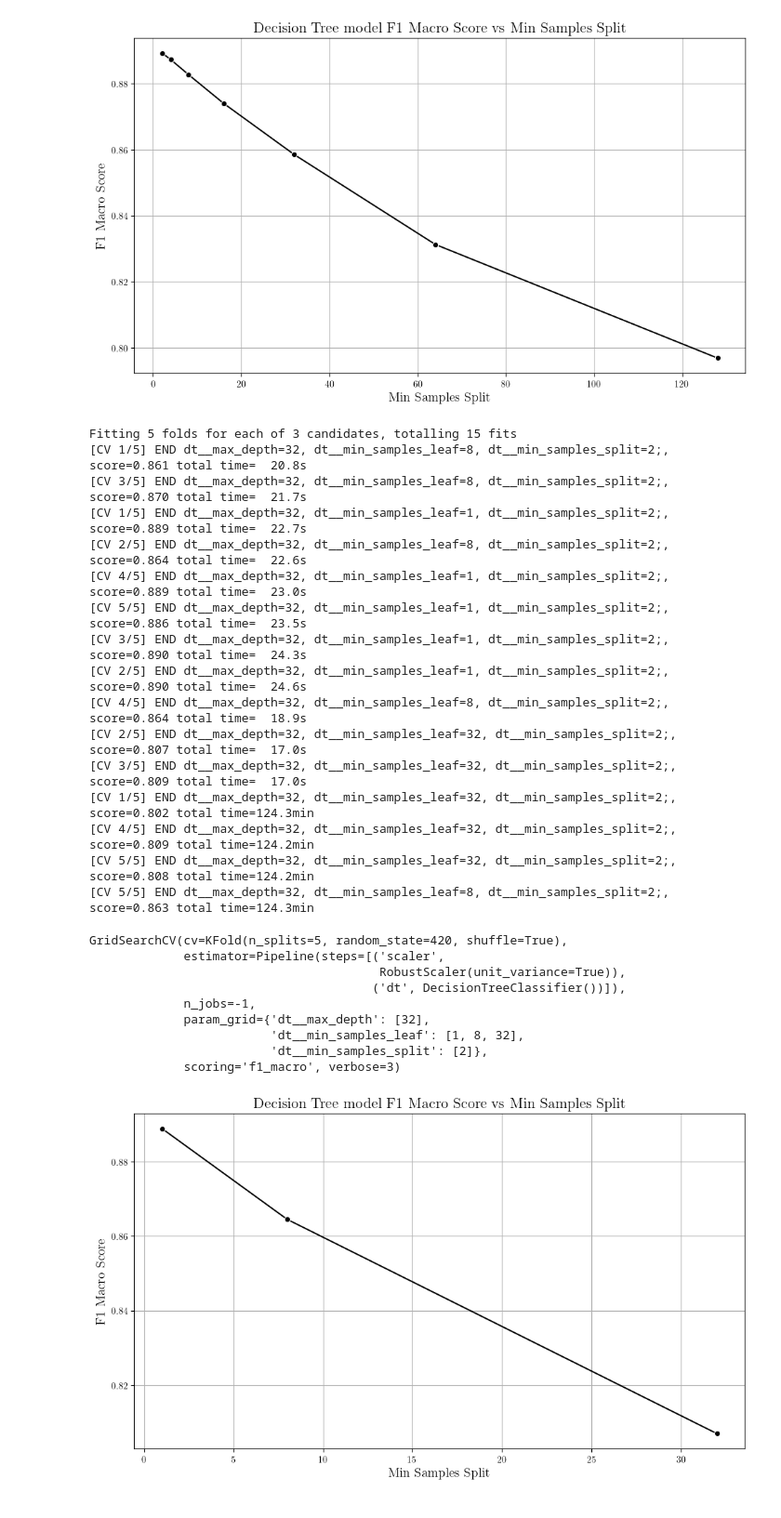
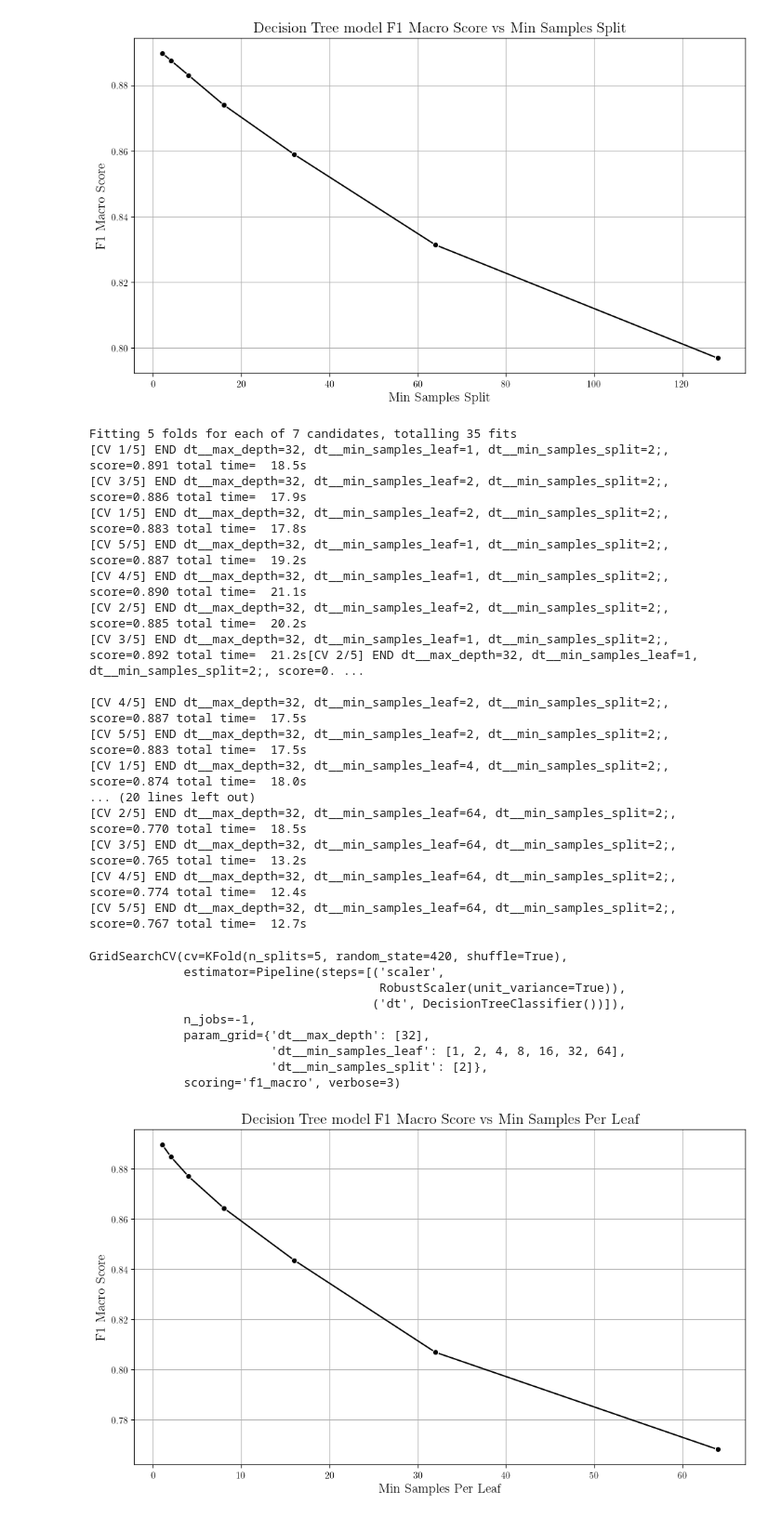
Before and after one commit to chrisjohnklopper/ML2, a Jupyter notebook: Notebooks/DecisionTree-Modelling.ipynb, the cells around one changed output. Shown at 93% size. Drawn from its saved outputs; the diff is of its cells as text; code cells hidden in the pictures.

```diff
--- a/Notebooks/DecisionTree-Modelling.ipynb
+++ b/Notebooks/DecisionTree-Modelling.ipynb
@@ -186,7 +184,7 @@ cross_validation = KFold(
 param_grid = {
     "dt__max_depth": [32],
     "dt__min_samples_split": [2],
-    "dt__min_samples_leaf": [1],
+    "dt__min_samples_leaf": [1, 2, 4, 8, 16, 32, 64],
 }
 
 # Use weighted due to class imbalance, with robust scaler for outliers
@@ -210,42 +208,43 @@ grid_search.fit(
     y=train['Cover_Type']
 )
 # %% [output]
-Fitting 5 folds for each of 3 candidates, totalling 15 fits
-[CV 1/5] END dt__max_depth=32, dt__min_samples_leaf=8, dt__min_samples_split=2;, score=0.861 total time=  20.8s
-[CV 3/5] END dt__max_depth=32, dt__min_samples_leaf=8, dt__min_samples_split=2;, score=0.870 total time=  21.7s
-[CV 1/5] END dt__max_depth=32, dt__min_samples_leaf=1, dt__min_samples_split=2;, score=0.889 total time=  22.7s
-[CV 2/5] END dt__max_depth=32, dt__min_samples_leaf=8, dt__min_samples_split=2;, score=0.864 total time=  22.6s
-[CV 4/5] END dt__max_depth=32, dt__min_samples_leaf=1, dt__min_samples_split=2;, score=0.889 total time=  23.0s
-[CV 5/5] END dt__max_depth=32, dt__min_samples_leaf=1, dt__min_samples_split=2;, score=0.886 total time=  23.5s
-[CV 3/5] END dt__max_depth=32, dt__min_samples_leaf=1, dt__min_samples_split=2;, score=0.890 total time=  24.3s
-[CV 2/5] END dt__max_depth=32, dt__min_samples_leaf=1, dt__min_samples_split=2;, score=0.890 total time=  24.6s
-[CV 4/5] END dt__max_depth=32, dt__min_samples_leaf=8, dt__min_samples_split=2;, score=0.864 total time=  18.9s
-[CV 2/5] END dt__max_depth=32, dt__min_samples_leaf=32, dt__min_samples_split=2;, score=0.807 total time=  17.0s
-[CV 3/5] END dt__max_depth=32, dt__min_samples_leaf=32, dt__min_samples_split=2;, score=0.809 total time=  17.0s
-[CV 1/5] END dt__max_depth=32, dt__min_samples_leaf=32, dt__min_samples_split=2;, score=0.802 total time=124.3min
-[CV 4/5] END dt__max_depth=32, dt__min_samples_leaf=32, dt__min_samples_split=2;, score=0.809 total time=124.2min
-[CV 5/5] END dt__max_depth=32, dt__min_samples_leaf=32, dt__min_samples_split=2;, score=0.808 total time=124.2min
-[CV 5/5] END dt__max_depth=32, dt__min_samples_leaf=8, dt__min_samples_split=2;, score=0.863 total time=124.3min
+Fitting 5 folds for each of 7 candidates, totalling 35 fits
+[CV 1/5] END dt__max_depth=32, dt__min_samples_leaf=1, dt__min_samples_split=2;, score=0.891 total time=  18.5s
+[CV 3/5] END dt__max_depth=32, dt__min_samples_leaf=2, dt__min_samples_split=2;, score=0.886 total time=  17.9s
+[CV 1/5] END dt__max_depth=32, dt__min_samples_leaf=2, dt__min_samples_split=2;, score=0.883 total time=  17.8s
+[CV 5/5] END dt__max_depth=32, dt__min_samples_leaf=1, dt__min_samples_split=2;, score=0.887 total time=  19.2s
+[CV 4/5] END dt__max_depth=32, dt__min_samples_leaf=1, dt__min_samples_split=2;, score=0.890 total time=  21.1s
+[CV 2/5] END dt__max_depth=32, dt__min_samples_leaf=2, dt__min_samples_split=2;, score=0.885 total time=  20.2s
+[CV 3/5] END dt__max_depth=32, dt__min_samples_leaf=1, dt__min_samples_split=2;, score=0.892 total time=  21.2s[CV 2/5] END dt__max_depth=32, dt__min_samples_leaf=1, dt__min_samples_split=2;, score=0. ...
+
+[CV 4/5] END dt__max_depth=32, dt__min_samples_leaf=2, dt__min_samples_split=2;, score=0.887 total time=  17.5s
+[CV 5/5] END dt__max_depth=32, dt__min_samples_leaf=2, dt__min_samples_split=2;, score=0.883 total time=  17.5s
+[CV 1/5] END dt__max_depth=32, dt__min_samples_leaf=4, dt__min_samples_split=2;, score=0.874 total time=  18.0s
+... (20 lines left out)
+[CV 2/5] END dt__max_depth=32, dt__min_samples_leaf=64, dt__min_samples_split=2;, score=0.770 total time=  18.5s
+[CV 3/5] END dt__max_depth=32, dt__min_samples_leaf=64, dt__min_samples_split=2;, score=0.765 total time=  13.2s
+[CV 4/5] END dt__max_depth=32, dt__min_samples_leaf=64, dt__min_samples_split=2;, score=0.774 total time=  12.4s
+[CV 5/5] END dt__max_depth=32, dt__min_samples_leaf=64, dt__min_samples_split=2;, score=0.767 total time=  12.7s
 GridSearchCV(cv=KFold(n_splits=5, random_state=420, shuffle=True),
              estimator=Pipeline(steps=[('scaler',
                                         RobustScaler(unit_variance=True)),
                                        ('dt', DecisionTreeClassifier())]),
              n_jobs=-1,
              param_grid={'dt__max_depth': [32],
-                         'dt__min_samples_leaf': [1, 8, 32],
+                         'dt__min_samples_leaf': [1, 2, 4, 8, 16, 32, 64],
                          'dt__min_samples_split': [2]},
              scoring='f1_macro', verbose=3)
 # %%
 line_graph(
     x=[int(x) for x in grid_search.cv_results_['param_dt__min_samples_leaf'].data],
     y=grid_search.cv_results_['mean_test_score'],
-    x_label='Min Samples Split',
+    x_label='Min Samples Per Leaf',
     y_label='F1 Macro Score',
-    title='Decision Tree model F1 Macro Score vs Min Samples Split',
-    save_dir='../Generated-Figures/DT-F1-MinSamplesSplit.png'
+    title='Decision Tree model F1 Macro Score vs Min Samples Per Leaf',
+    save_dir='../Generated-Figures/DT-F1-MinSampleLeaf.pdf'
 )
 # %% [output]
-[figure, old version]
+[figure, new version]
 # %%
 # Training a base model
 cross_validation = KFold(
```
Also changed, not shown: parts of 11 cells of this notebook, 4 other files.
